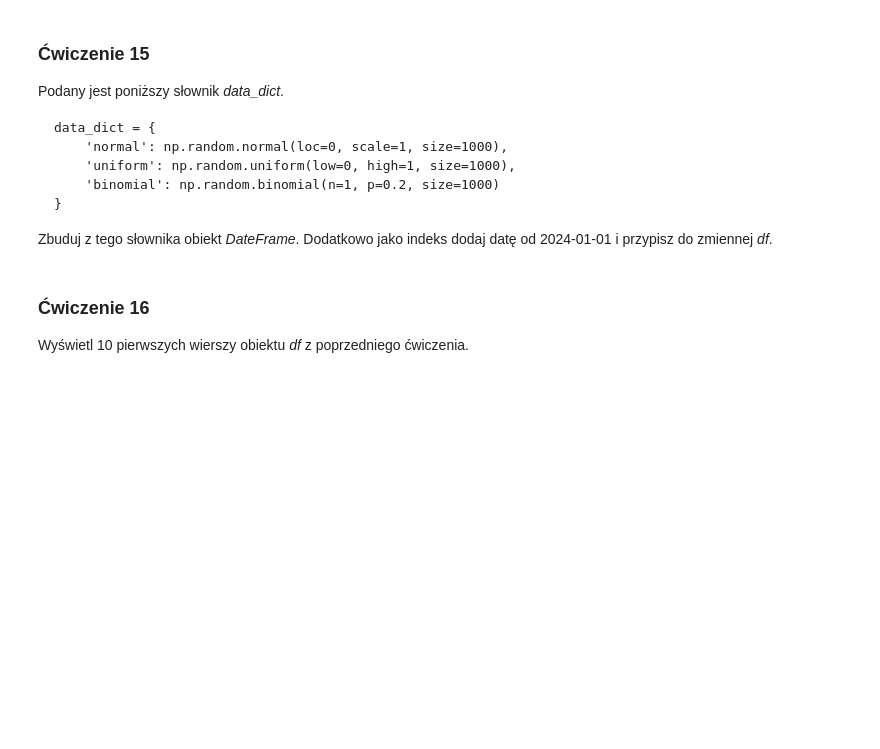
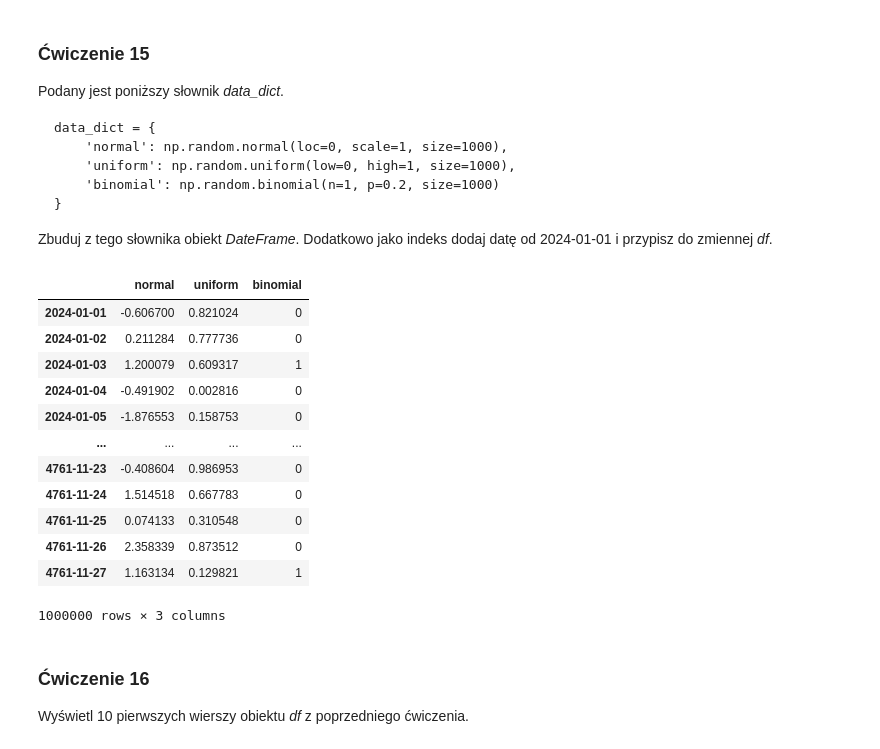
Before and after one commit to tomasz450/Analiza-danych-w-Python-11.05.26, a Jupyter notebook: 3. Pandas/Zadania/11-20.ipynb, the cells around one changed output. Drawn from its saved outputs; the diff is of its cells as text; code cells hidden in the pictures; blank space fills up the shorter version.

```diff
--- a/3. Pandas/Zadania/11-20.ipynb
+++ b/3. Pandas/Zadania/11-20.ipynb
@@ -261,3 +259,20 @@ data_dict = {
+# %%
+df = pd.DataFrame(data=data_dict, index=pd.date_range('2024-01-01', periods=1000000))
+df
+# %% [output]
+|  | normal | uniform | binomial |
+| 2024-01-01 | -0.606700 | 0.821024 | 0 |
+| 2024-01-02 | 0.211284 | 0.777736 | 0 |
+| 2024-01-03 | 1.200079 | 0.609317 | 1 |
+| 2024-01-04 | -0.491902 | 0.002816 | 0 |
+| 2024-01-05 | -1.876553 | 0.158753 | 0 |
+| ... | ... | ... | ... |
+| 4761-11-23 | -0.408604 | 0.986953 | 0 |
+| 4761-11-24 | 1.514518 | 0.667783 | 0 |
+| 4761-11-25 | 0.074133 | 0.310548 | 0 |
+| 4761-11-26 | 2.358339 | 0.873512 | 0 |
+| 4761-11-27 | 1.163134 | 0.129821 | 1 |
+1000000 rows × 3 columns
 # %% [markdown]
 ### <a name='6'></a> Ćwiczenie 16
 Wyświetl 10 pierwszych wierszy obiektu _df_ z poprzedniego ćwiczenia.
```
Also changed, not shown: parts of 23 cells of this notebook, 3 other files.
